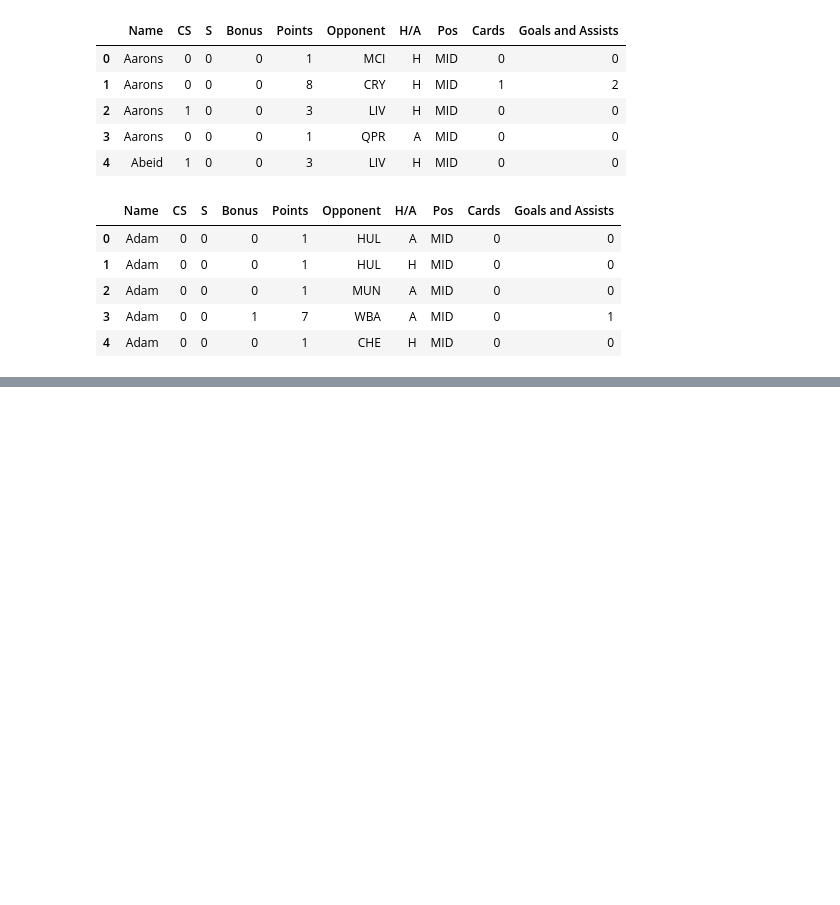
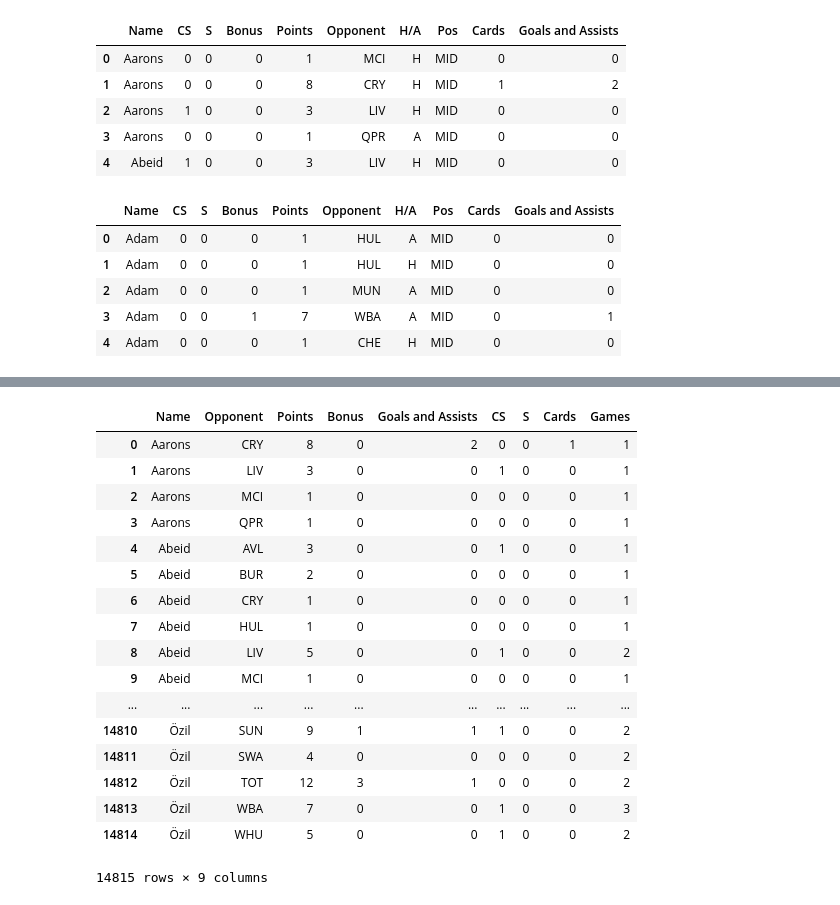
Before and after one commit to adithyarganesh/Fantasy-Football-Analysis, a Jupyter notebook: Fantasy Player Prediction/Preprocessing.ipynb, the cells around one changed output, grey strips where cells are left out. Cells and saved outputs as stored; diff of their text form; code cells hidden in the pictures; blank space fills up the shorter version.

```diff
--- a/Fantasy Player Prediction/Preprocessing.ipynb
+++ b/Fantasy Player Prediction/Preprocessing.ipynb
@@ -309,0 +330,2 @@ r.to_csv('train_ansi.csv', encoding= 'ANSI')
+# %%
+normalize_result = result.groupby('check', as_index=False).sum()
@@ -309,0 +341,4 @@ r.to_csv('train_ansi.csv', encoding= 'ANSI')
+# %%
+normalize_result['Name'] = normalize_result['check'].map(lambda x: str(x)[:-3])
+# %%
+normalize_result['Opponent'] = normalize_result['check'].astype(str).str[-3] + normalize_result['check'].astype(str).str[-2] + normalize_result['check'].astype(str).str[-1]
@@ -309,0 +347,3 @@ r.to_csv('train_ansi.csv', encoding= 'ANSI')
+# %%
+normalize_result = normalize_result.drop(["check"],axis=1)
+normalize_result = normalize_result[['Name','Opponent','Points','Bonus', 'Goals and Assists','CS','S','Cards','Games']]
@@ -309,0 +355,21 @@ r.to_csv('train_ansi.csv', encoding= 'ANSI')
+# %%
+normalize_result
+# %% [output]
+|  | Name | Opponent | Points | Bonus | Goals and Assists | CS | S | Cards | Games |
+| 0 | Aarons | CRY | 8 | 0 | 2 | 0 | 0 | 1 | 1 |
+| 1 | Aarons | LIV | 3 | 0 | 0 | 1 | 0 | 0 | 1 |
+| 2 | Aarons | MCI | 1 | 0 | 0 | 0 | 0 | 0 | 1 |
+| 3 | Aarons | QPR | 1 | 0 | 0 | 0 | 0 | 0 | 1 |
+| 4 | Abeid | AVL | 3 | 0 | 0 | 1 | 0 | 0 | 1 |
+| 5 | Abeid | BUR | 2 | 0 | 0 | 0 | 0 | 0 | 1 |
+| 6 | Abeid | CRY | 1 | 0 | 0 | 0 | 0 | 0 | 1 |
+| 7 | Abeid | HUL | 1 | 0 | 0 | 0 | 0 | 0 | 1 |
+| 8 | Abeid | LIV | 5 | 0 | 0 | 1 | 0 | 0 | 2 |
+| 9 | Abeid | MCI | 1 | 0 | 0 | 0 | 0 | 0 | 1 |
+| ... | ... | ... | ... | ... | ... | ... | ... | ... | ... |
+| 14810 | Özil | SUN | 9 | 1 | 1 | 1 | 0 | 0 | 2 |
+| 14811 | Özil | SWA | 4 | 0 | 0 | 0 | 0 | 0 | 2 |
+| 14812 | Özil | TOT | 12 | 3 | 1 | 0 | 0 | 0 | 2 |
+| 14813 | Özil | WBA | 7 | 0 | 0 | 1 | 0 | 0 | 3 |
+| 14814 | Özil | WHU | 5 | 0 | 0 | 1 | 0 | 0 | 2 |
+14815 rows × 9 columns
```
Also changed, not shown: parts of 34 cells of this notebook, 7 other files.
